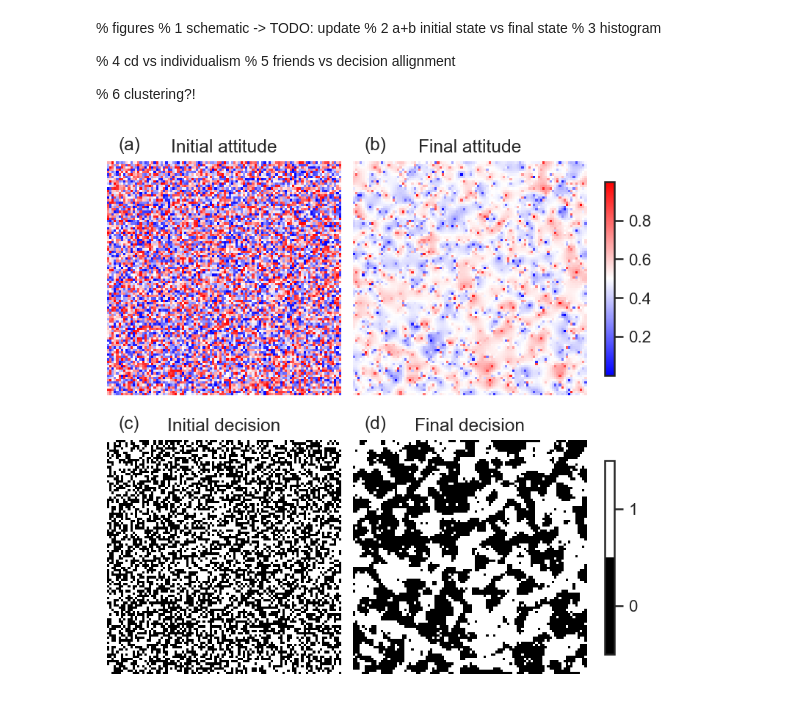
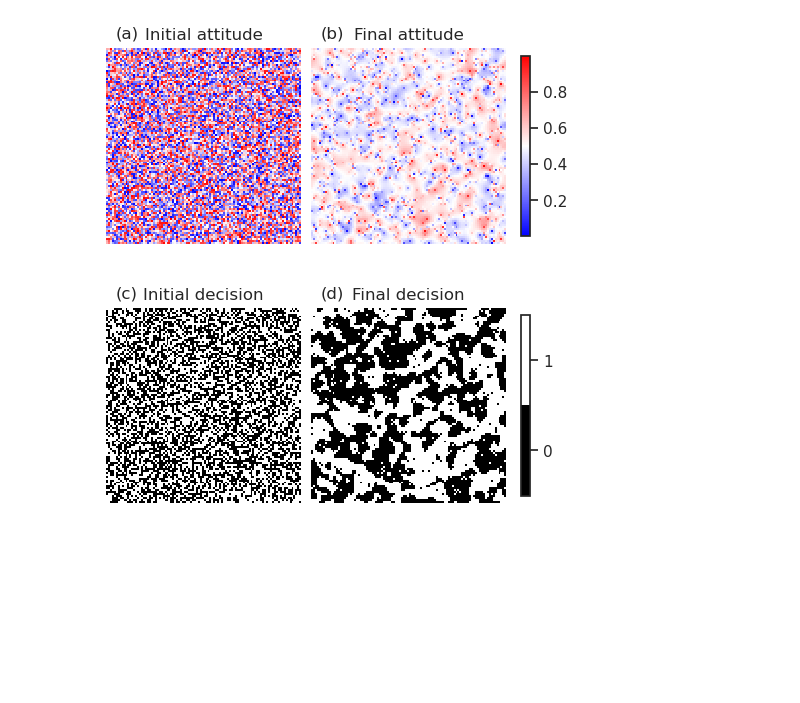
Before and after one commit to lquante/social_agent_based_modelling, a Jupyter notebook: notebooks/paper_graphics.ipynb, the cells around one changed output. Cells and saved outputs as stored; diff of their text form; code cells hidden in the pictures; blank space fills up the shorter version.

Commit message:
reducing paper graphics notebook to four main figures
small adjustment to metrics.py (some warnings about numeric only persist)

```diff
--- a/notebooks/paper_graphics.ipynb
+++ b/notebooks/paper_graphics.ipynb
@@ -1,10 +0,0 @@
-# %% [markdown]
-% figures
-% 1 schematic -> TODO: update
-% 2 a+b initial state vs final state
-% 3 histogram
-
-% 4 cd vs individualism
-% 5 friends vs decision allignment
-
-% 6 clustering?!
@@ -30,69 +29,63 @@ file_uniform = "../data/distributions/agent_data_1000steps.csv"
 # %%
 data_uniform = LoadSimulation(file_uniform, columns=["step", "id", "affinity", "avantgarde", "affinityGoal", "seed"])
-
 sample_uniform = data_uniform.query("seed == 100")
 
-colors = ((0, 0, 0), (1, 1, 1))
-cmap_black_white = LinearSegmentedColormap.from_list('Custom', colors, len(colors))
+cmap_black_white = LinearSegmentedColormap.from_list('Custom', ((0, 0, 0), (1, 1, 1)), 2)
+sns.set(style="white", color_codes=True)
 
-sns.set(style="white", color_codes=True,
-        rc={'figure.figsize':(7,6.4),
-            'figure.dpi':147})
-
-fig, (choice, decision) = plt.subplots(2, 2, sharex=True, sharey=True)
+fig, axs = plt.subplots(2, 2, figsize=(16 * cm, 16 * cm), sharex=True, sharey=True)
 
 startStep = 0
 endStep = 1000
 im1 = sns.heatmap(Grid(Choice(sample_uniform, startStep)),
-                  ax=choice[0],
+                  ax=axs[0, 0],
                   square=True,
                   cbar=False,
                   cmap="bwr")
-choice[0].set_title('Initial attitude', size=12);
-choice[0].text(0.05, 1.05, "(a)", transform=choice[0].transAxes, size=12)
+axs[0, 0].set_title('Initial attitude', size=fontsize);
+axs[0, 0].text(0.05, 1.05, "(a)", transform=axs[0, 0].transAxes, size=fontsize)
 
 im2 = sns.heatmap(Grid(Choice(sample_uniform, endStep)),
-                  ax=choice[1],
+                  ax=axs[0, 1],
                   square=True,
                   yticklabels=False,
                   cbar=False,
                   cmap="bwr")
-choice[1].set_title('Final attitude', size=12);
-choice[1].text(0.05, 1.05, "(b)", transform=choice[1].transAxes, size=12)
-#fig.subplots_adjust(wspace=0.05, hspace=0)
+axs[0, 1].set_title('Final attitude', size=fontsize);
+axs[0, 1].text(0.05, 1.05, "(b)", transform=axs[0, 1].transAxes, size=fontsize)
 
 im3 = sns.heatmap(Grid(Choice(sample_uniform, startStep)),
-                  ax=decision[0],
+                  ax=axs[1, 0],
                   square=True,
                   yticklabels=False,
                   cbar=False,
                   cmap=cmap_black_white)
-decision[0].set_title('Initial decision', size=12);
-decision[0].text(0.05, 1.05, "(c)", transform=decision[0].transAxes, size=12)
-#fig.subplots_adjust(wspace=0.05, hspace=0)
+axs[1, 0].set_title('Initial decision', size=fontsize);
+axs[1, 0].text(0.05, 1.05, "(c)", transform=axs[1, 0].transAxes, size=fontsize)
 
 im4 = sns.heatmap(Grid(Choice(sample_uniform, endStep)),
-                  ax=decision[1],
+                  ax=axs[1, 1],
                   square=True,
                   yticklabels=False,
                   xticklabels=False,
                   cbar=False,
                   cmap=cmap_black_white)
-decision[1].set_title('Final decision', size=12);
-decision[1].text(0.05, 1.05, "(d)", transform=decision[1].transAxes, size=12)
+axs[1, 1].set_title('Final decision', size=fontsize);
+axs[1, 1].text(0.05, 1.05, "(d)", transform=axs[1, 1].transAxes, size=fontsize)
 
 fig.subplots_adjust(wspace=0.05, hspace=0.15)
 
 mappable = im1.get_children()[0]
-fig.colorbar(mappable, ax=choice, shrink=.8, orientation='vertical', pad=0.03)
+fig.colorbar(mappable, ax=axs[0, :], shrink=.8, orientation='vertical', pad=0.03)
+
 mappable_decision = im3.get_children()[0]
-colorbar = fig.colorbar(mappable_decision, ax=decision, shrink=.8, orientation='vertical', pad=0.03)
-colorbar.set_ticks([0.25,0.75])
+colorbar = fig.colorbar(mappable_decision, ax=axs[1, :], shrink=.8, orientation='vertical', pad=0.03)
+colorbar.set_ticks([0.25, 0.75])
 colorbar.set_ticklabels(['0', '1'])
 
-plt.show()
+plt.savefig(os.path.join(figuredir, "example_initial_final.pdf"), dpi=300)
 # %% [output]
-[figure, old version]
+[figure, new version]
 # %%
 # plot results for different states
 ####################################
```
Also changed, not shown: parts of 17 cells of this notebook, 3 other files.
